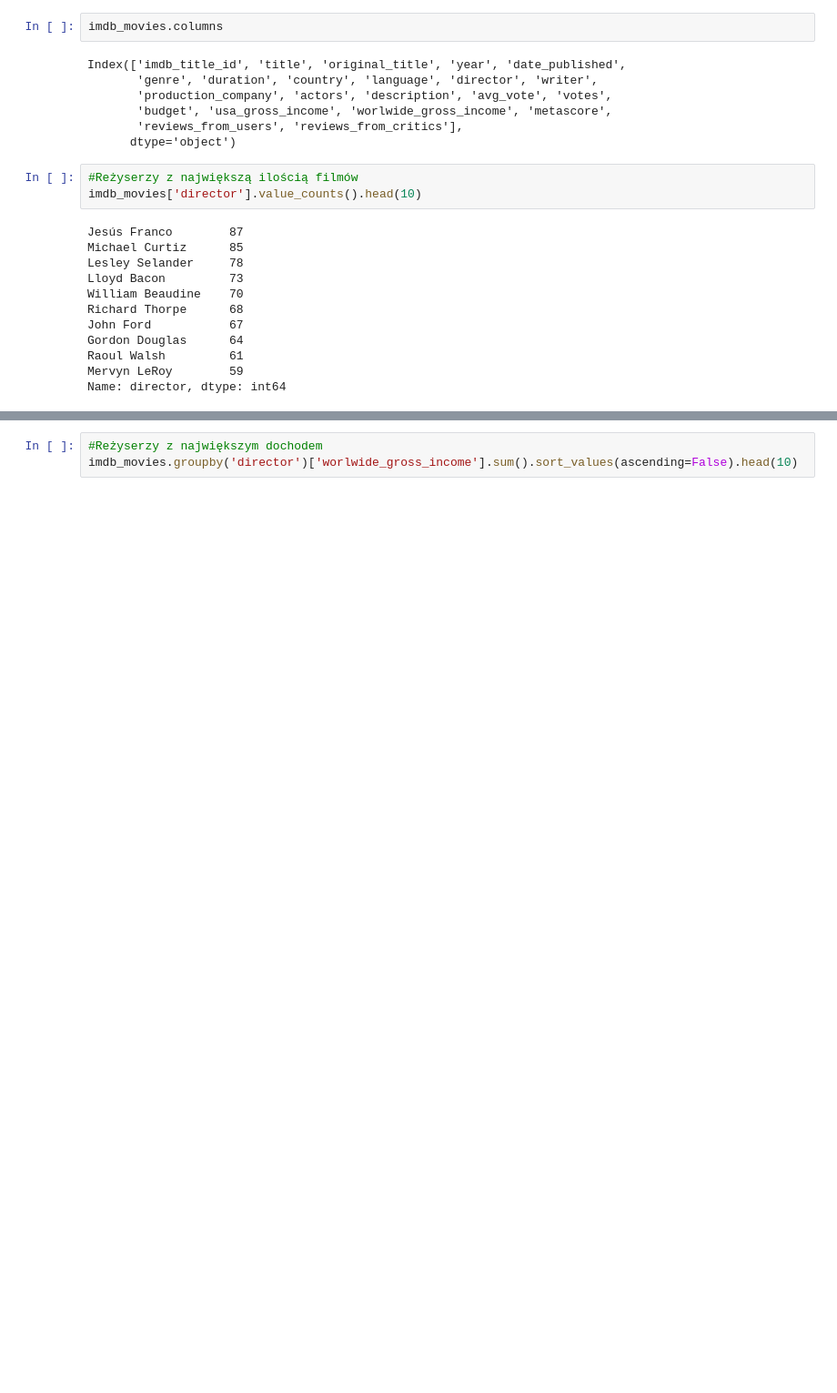
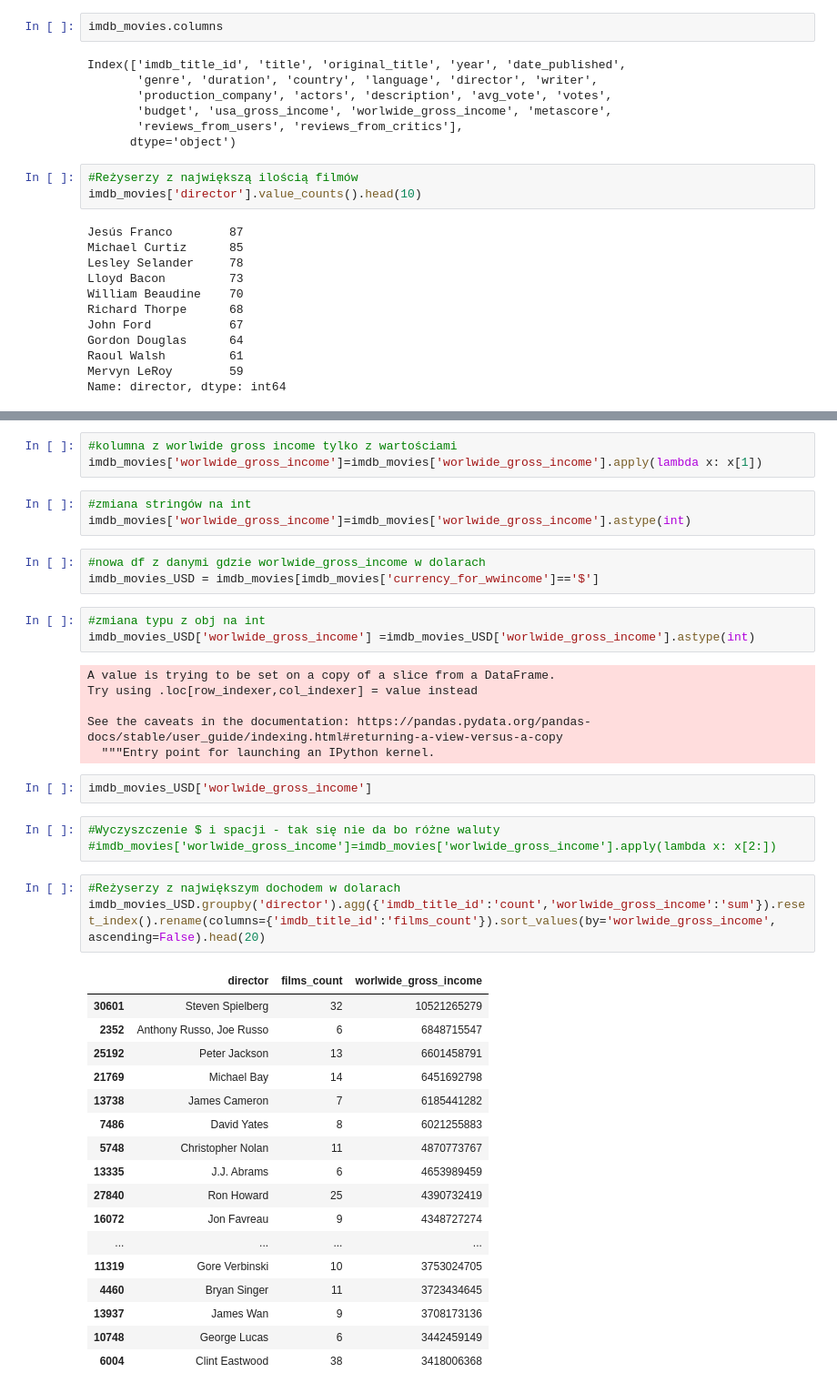
Before and after one commit to KatBotkowska/CodersCrew, a Jupyter notebook: Netflix_data.ipynb, the cells around one changed output, grey strips where cells are left out. Shown at 91% size. Drawn from its saved outputs; the diff is of its cells as text; blank space fills up the shorter version.

Commit message:
director - aggregate income worldwide in USD

```diff
--- a/Netflix_data.ipynb
+++ b/Netflix_data.ipynb
@@ -777,3 +833,44 @@ imdb_movies[imdb_movies['worlwide_gross_income']]=imdb_movies[imdb_movies['worlw
+# %%
+#kolumna z worlwide gross income tylko z wartościami
+imdb_movies['worlwide_gross_income']=imdb_movies['worlwide_gross_income'].apply(lambda x: x[1])
+# %%
+#zmiana stringów na int
+imdb_movies['worlwide_gross_income']=imdb_movies['worlwide_gross_income'].astype(int)
+# %%
+#nowa df z danymi gdzie worlwide_gross_income w dolarach
+imdb_movies_USD = imdb_movies[imdb_movies['currency_for_wwincome']=='$']
+# %%
+#zmiana typu z obj na int
+imdb_movies_USD['worlwide_gross_income'] =imdb_movies_USD['worlwide_gross_income'].astype(int)
+# %% [output]
+A value is trying to be set on a copy of a slice from a DataFrame.
+Try using .loc[row_indexer,col_indexer] = value instead
+
+See the caveats in the documentation: https://pandas.pydata.org/pandas-docs/stable/user_guide/indexing.html#returning-a-view-versus-a-copy
+  """Entry point for launching an IPython kernel.
+# %%
+imdb_movies_USD['worlwide_gross_income']
+# %%
+#Wyczyszczenie $ i spacji - tak się nie da bo różne waluty
+#imdb_movies['worlwide_gross_income']=imdb_movies['worlwide_gross_income'].apply(lambda x: x[2:])
 # %%
-#Reżyserzy z największym dochodem
-imdb_movies.groupby('director')['worlwide_gross_income'].sum().sort_values(ascending=False).head(10)
+#Reżyserzy z największym dochodem w dolarach
+imdb_movies_USD.groupby('director').agg({'imdb_title_id':'count','worlwide_gross_income':'sum'}).reset_index().rename(columns={'imdb_title_id':'films_count'}).sort_values(by='worlwide_gross_income', ascending=False).head(20)
+# %% [output]
+|  | director | films_count | worlwide_gross_income |
+| 30601 | Steven Spielberg | 32 | 10521265279 |
+| 2352 | Anthony Russo, Joe Russo | 6 | 6848715547 |
+| 25192 | Peter Jackson | 13 | 6601458791 |
+| 21769 | Michael Bay | 14 | 6451692798 |
+| 13738 | James Cameron | 7 | 6185441282 |
+| 7486 | David Yates | 8 | 6021255883 |
+| 5748 | Christopher Nolan | 11 | 4870773767 |
+| 13335 | J.J. Abrams | 6 | 4653989459 |
+| 27840 | Ron Howard | 25 | 4390732419 |
+| 16072 | Jon Favreau | 9 | 4348727274 |
+| ... | ... | ... | ... |
+| 11319 | Gore Verbinski | 10 | 3753024705 |
+| 4460 | Bryan Singer | 11 | 3723434645 |
+| 13937 | James Wan | 9 | 3708173136 |
+| 10748 | George Lucas | 6 | 3442459149 |
+| 6004 | Clint Eastwood | 38 | 3418006368 |
```
Also changed, not shown: parts of 20 cells of this notebook.
